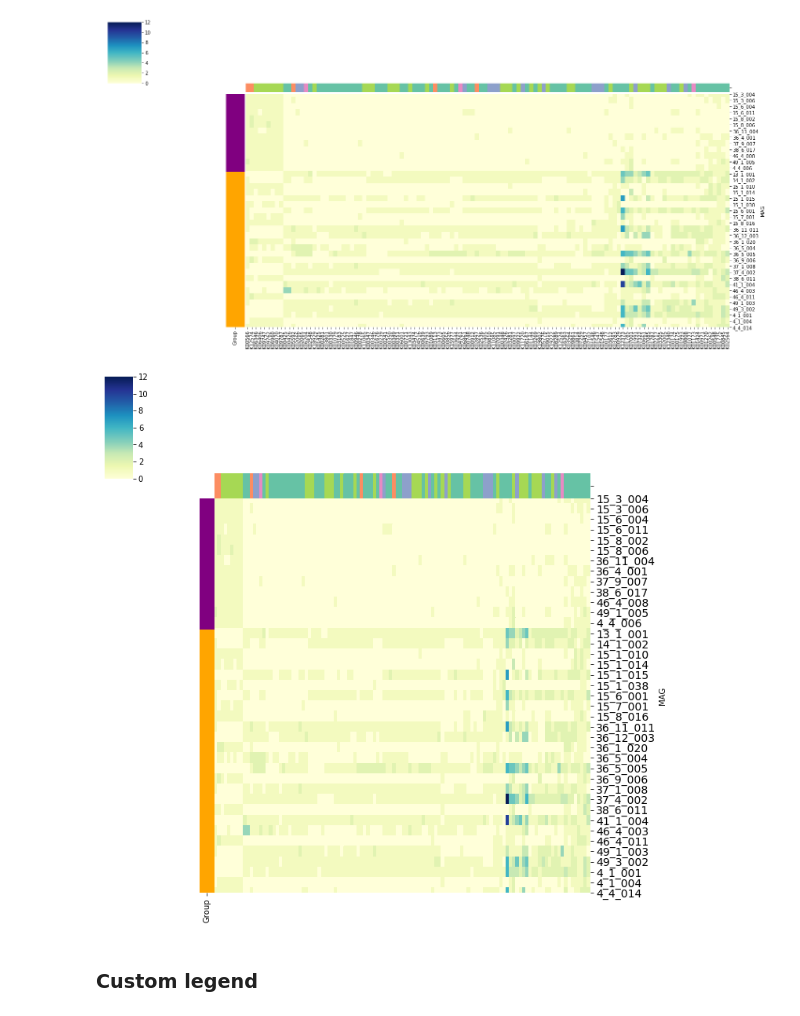
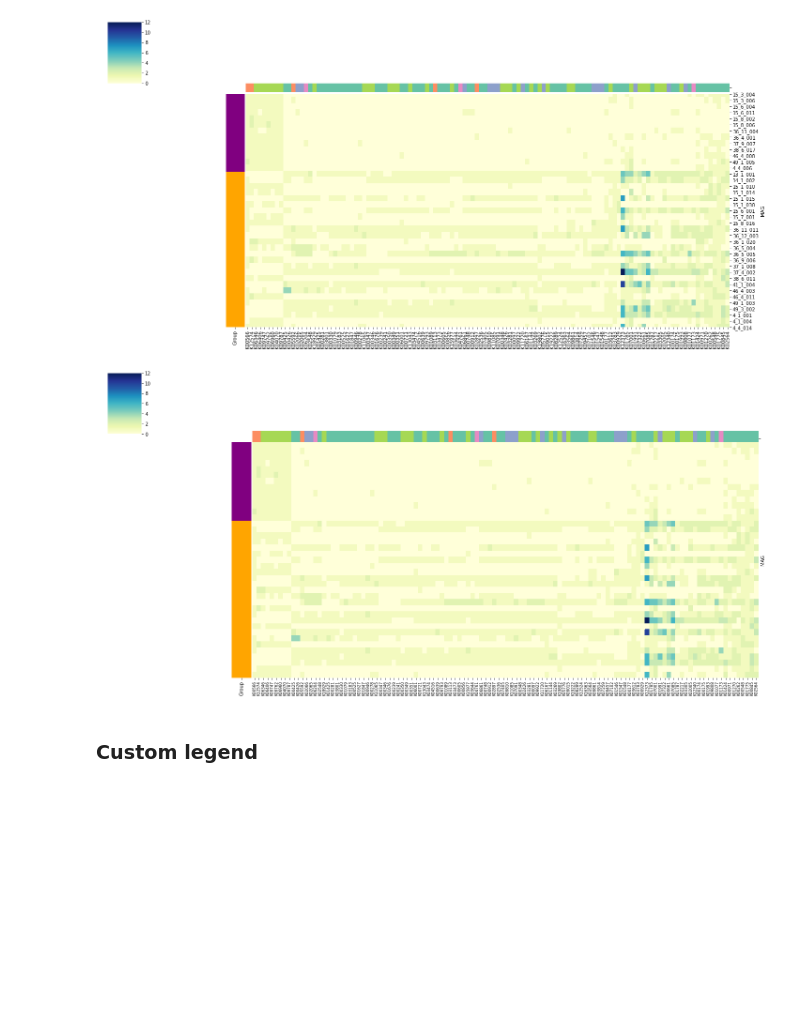
Before and after one commit to nvpatin/Norovirus_manuscript, a Jupyter notebook: MAGs_KOs_clustermap_Fig5.ipynb, the cells around one changed output. Drawn from its saved outputs; the diff is of its cells as text; code cells hidden in the pictures; blank space fills up the shorter version.

```diff
--- a/MAGs_KOs_clustermap_Fig5.ipynb
+++ b/MAGs_KOs_clustermap_Fig5.ipynb
@@ -452,18 +427,18 @@ p.ax_col_dendrogram.set_visible(False)
 # %%
 # Make it look pretty
 # See below for sample_colors and column_colors
-p = sns.clustermap(df_hmap, cmap='YlGnBu', xticklabels=False, yticklabels=True, row_cluster=False,
+p = sns.clustermap(df_hmap, figsize=(20,10), cmap='YlGnBu', xticklabels=True, yticklabels=False, row_cluster=False,
                    method='ward', metric='euclidean', row_colors=sample_colors, col_colors=column_colors)
 hm = p.ax_heatmap.get_position()
 plt.setp(p.ax_heatmap.yaxis.get_majorticklabels(), fontsize=14)
 plt.setp(p.ax_heatmap.xaxis.get_majorticklabels(), fontsize=8)
 p.ax_heatmap.set_position([hm.x0, hm.y0, hm.width, hm.height])
 col = p.ax_col_dendrogram.get_position()
 row = p.ax_row_dendrogram.get_position()
 p.ax_col_dendrogram.set_position([col.x0, col.y0, col.width, col.height])
 p.ax_col_colors.set_position([col.x0, col.y0-0.04, col.width, col.height*0.25])
 #p.ax_row_dendrogram.set_position([row.x0+0.07, row.y0, row.width*0.75, row.height])
 p.ax_col_dendrogram.set_visible(False)
 # %% [output]
-[figure, old version]
+[figure, new version]
 # %%
```
Also changed, not shown: parts of 16 cells of this notebook.
